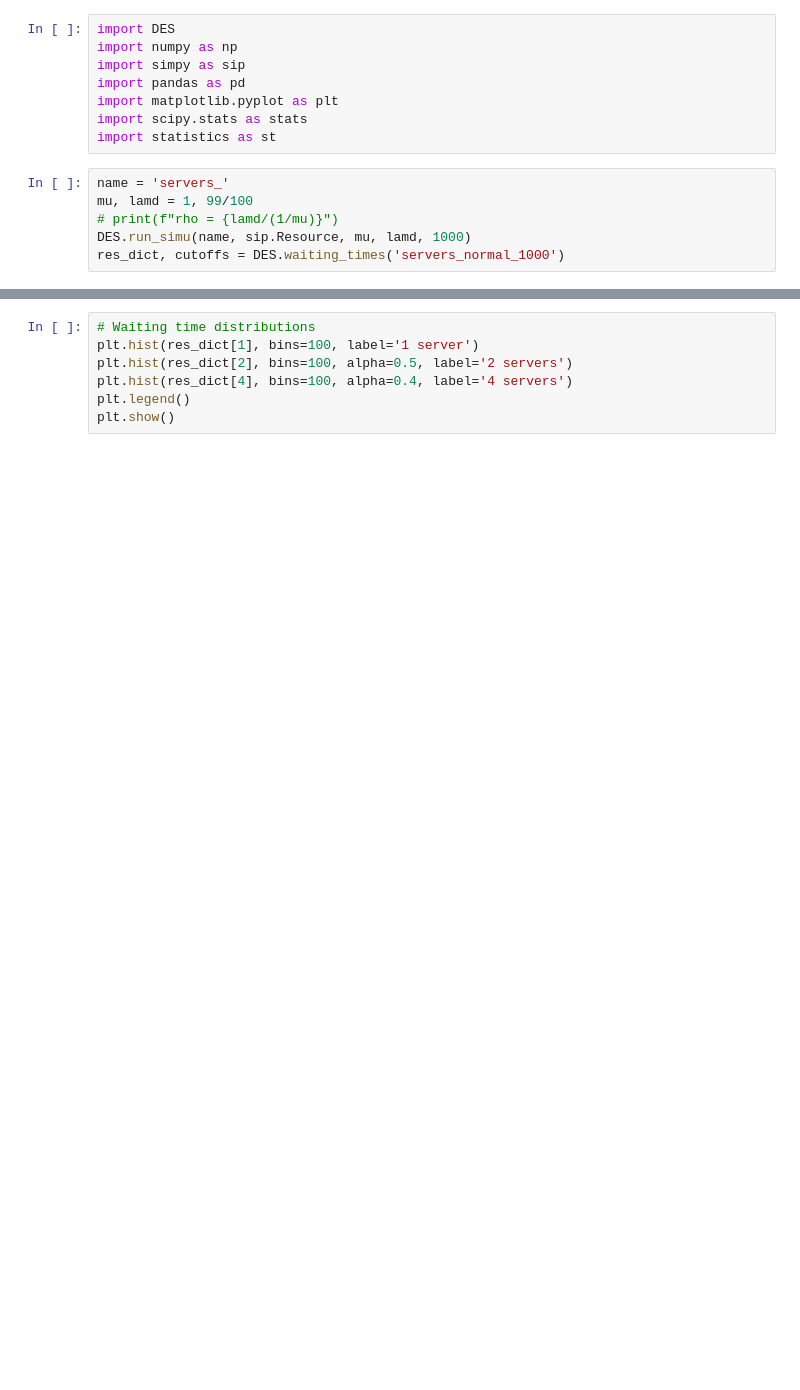
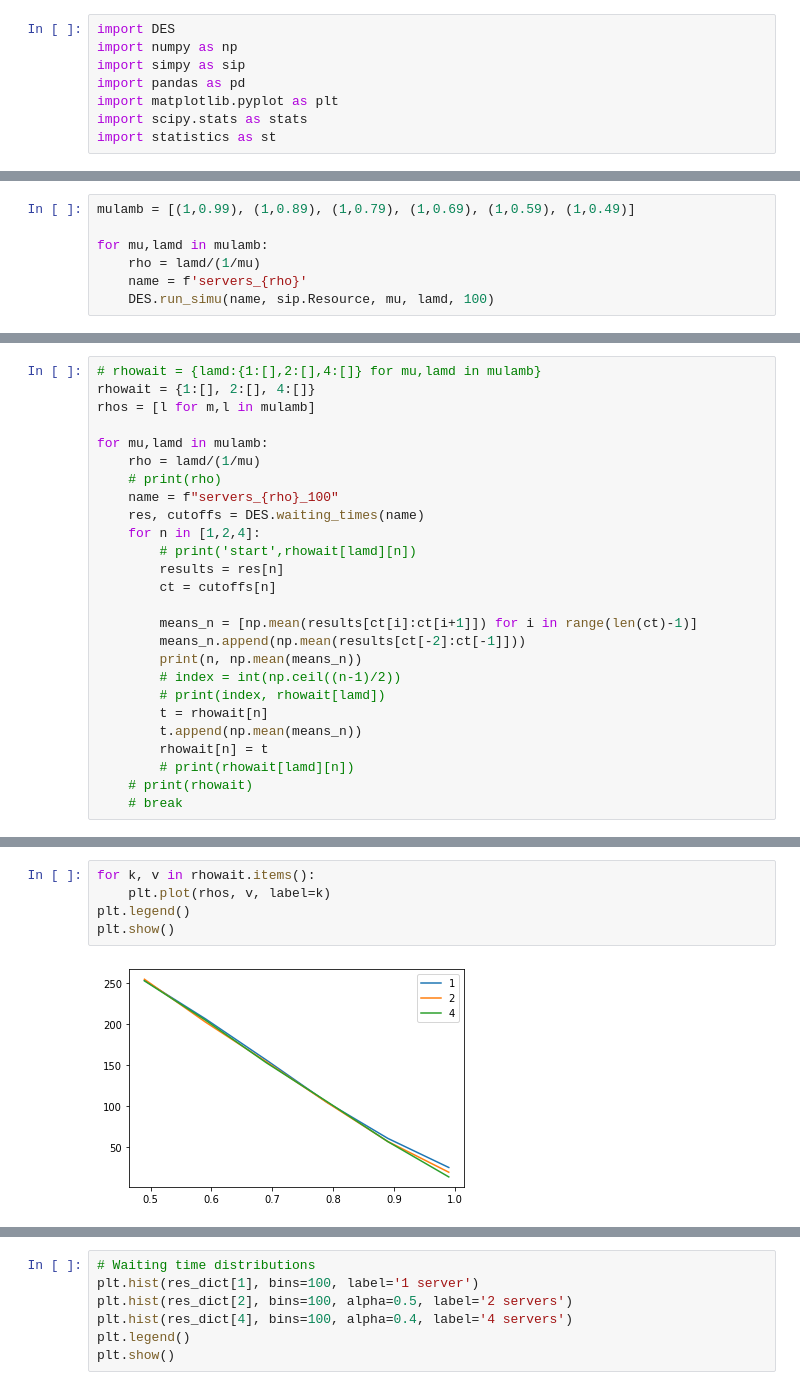
Before and after one commit to PaulHosek/QueueingTheory, a Jupyter notebook: tests_Marcel.ipynb, the cells around one changed output, grey strips where cells are left out. Saved outputs shown, nothing was run; the diff lists cells and outputs as text; blank space fills up the shorter version.

```diff
--- a/tests_Marcel.ipynb
+++ b/tests_Marcel.ipynb
@@ -6,9 +6,3 @@ import pandas as pd
 import matplotlib.pyplot as plt
 import scipy.stats as stats
 import statistics as st
-# %%
-name = 'servers_'
-mu, lamd = 1, 99/100
-# print(f"rho = {lamd/(1/mu)}")
-DES.run_simu(name, sip.Resource, mu, lamd, 1000)
-res_dict, cutoffs = DES.waiting_times('servers_normal_1000')
@@ -19,0 +9,7 @@ KeyboardInterrupt:
+# %%
+mulamb = [(1,0.99), (1,0.89), (1,0.79), (1,0.69), (1,0.59), (1,0.49)]
+
+for mu,lamd in mulamb:
+    rho = lamd/(1/mu)
+    name = f'servers_{rho}'
+    DES.run_simu(name, sip.Resource, mu, lamd, 100)
@@ -19,0 +34,26 @@ KeyboardInterrupt:
+# %%
+# rhowait = {lamd:{1:[],2:[],4:[]} for mu,lamd in mulamb}
+rhowait = {1:[], 2:[], 4:[]}
+rhos = [l for m,l in mulamb]
+
+for mu,lamd in mulamb:
+    rho = lamd/(1/mu)
+    # print(rho)
+    name = f"servers_{rho}_100"
+    res, cutoffs = DES.waiting_times(name)
+    for n in [1,2,4]:
+        # print('start',rhowait[lamd][n])
+        results = res[n]
+        ct = cutoffs[n]
+
+        means_n = [np.mean(results[ct[i]:ct[i+1]]) for i in range(len(ct)-1)]
+        means_n.append(np.mean(results[ct[-2]:ct[-1]]))
+        print(n, np.mean(means_n))
+        # index = int(np.ceil((n-1)/2))
+        # print(index, rhowait[lamd])
+        t = rhowait[n]
+        t.append(np.mean(means_n))
+        rhowait[n] = t
+        # print(rhowait[lamd][n])
+    # print(rhowait)
+    # break
@@ -20 +78,8 @@ KeyboardInterrupt:
+# %%
+for k, v in rhowait.items():
+    plt.plot(rhos, v, label=k)
+plt.legend()
+plt.show()
+# %% [output]
+[figure, added]
 # %%
```
Also changed, not shown: parts of 6 cells of this notebook, 1 other file.
